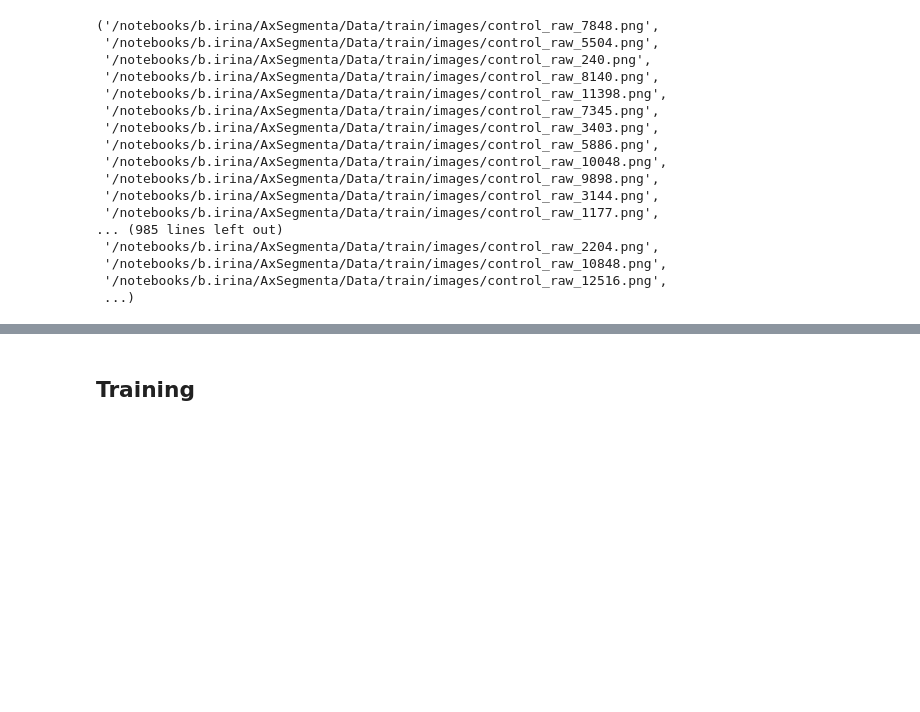
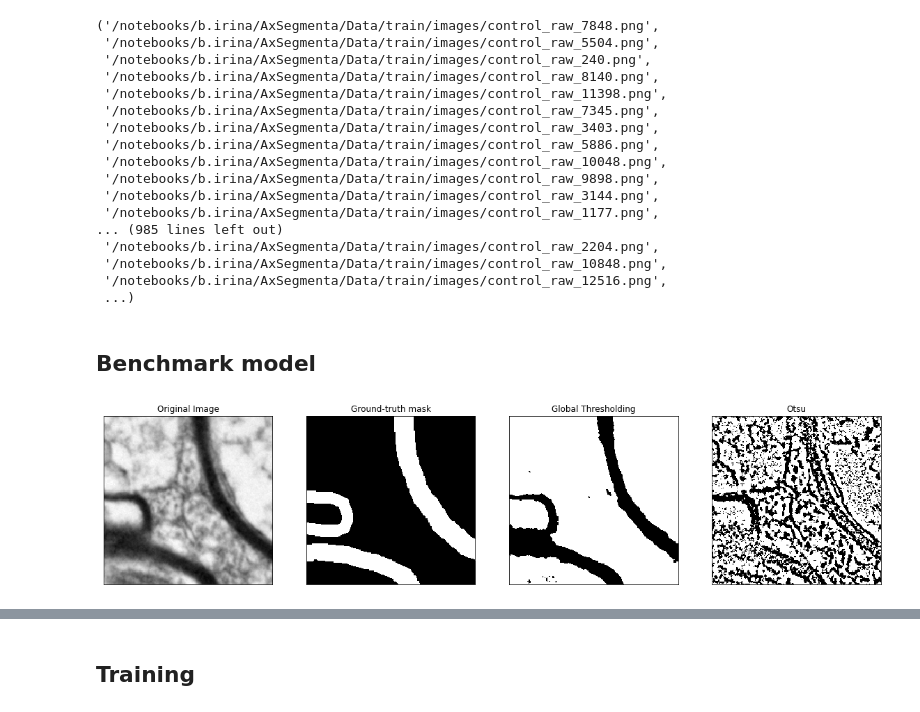
Before and after one commit to i-yu-b/AxSegmenta, a Jupyter notebook: source-code-clean/AxSegmenta report.ipynb, the cells around one changed output, grey strips where cells are left out. Cells and saved outputs as stored; diff of their text form; code cells hidden in the pictures; blank space fills up the shorter version.

```diff
--- a/source-code-clean/AxSegmenta report.ipynb
+++ b/source-code-clean/AxSegmenta report.ipynb
@@ -211,3 +211,5 @@ mask_filenames
  '/notebooks/b.irina/AxSegmenta/Data/train/images/control_raw_10848.png',
  '/notebooks/b.irina/AxSegmenta/Data/train/images/control_raw_12516.png',
  ...)
+# %% [markdown]
+## Benchmark model
@@ -213,0 +218,22 @@ mask_filenames
+# %%
+paths_imgs = sorted(glob.glob('/notebooks/b.irina/AxSegmenta/Data/Images_patch_224/*'))
+paths_masks = sorted(glob.glob('/notebooks/b.irina/AxSegmenta/Data/Masks_patch_224/*'))
+
+idx = np.random.randint(len(path))
+img = cv2.imread(paths_imgs[idx],0)
+mask = cv2.imread(paths_masks[idx],0)
+# %%
+thr = 90
+ret,th1 = cv2.threshold(img,thr,255,cv2.THRESH_BINARY)
+ret, otsu = cv2.threshold(img,0,255,cv2.THRESH_OTSU)
+titles = ['Original Image', 'Ground-truth mask', 'Global Thresholding', 'Otsu']
+images = [img, mask, th1, th2, otsu]
+
+fig = plt.figure(figsize=(20, 10))
+for i in range(4):
+    plt.subplot(1,4,i+1), plt.imshow(images[i],'gray')
+    plt.title(titles[i])
+    plt.xticks([]),plt.yticks([])
+plt.show()
+# %% [output]
+[figure, added]
```
Also changed, not shown: parts of 8 cells of this notebook.
